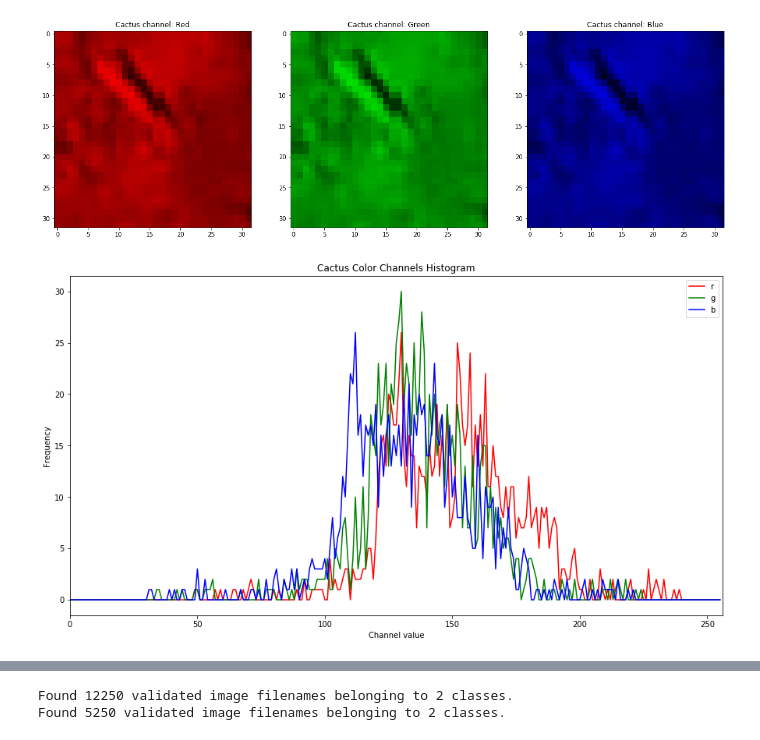
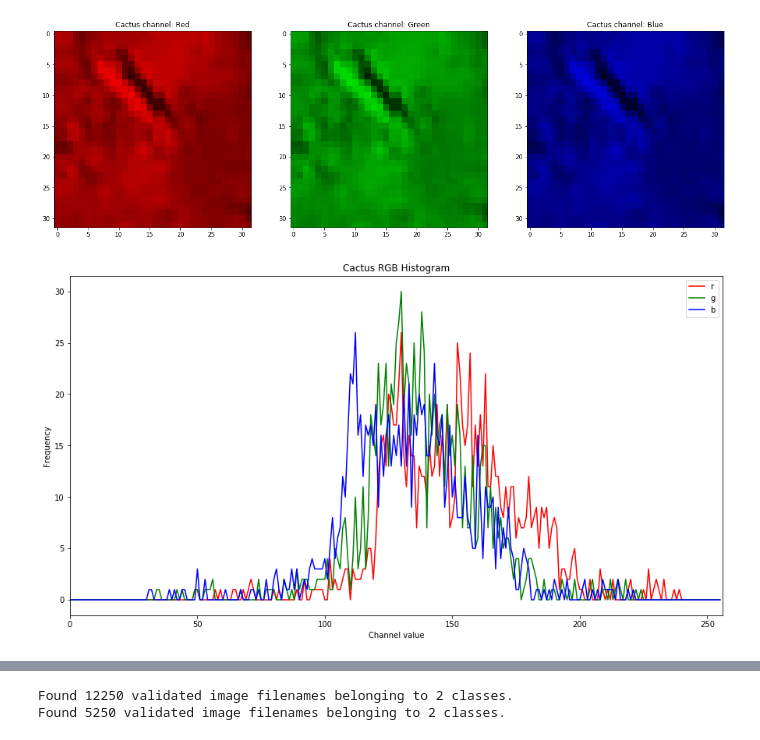
Before and after one commit to tilaprimera/Aerial-Cactus-Identification, a Jupyter notebook: aerial_cactus_identify.ipynb, the cells around one changed output, grey strips where cells are left out. Saved outputs shown, nothing was run; the diff lists cells and outputs as text; code cells hidden in the pictures.

```diff
--- a/aerial_cactus_identify.ipynb
+++ b/aerial_cactus_identify.ipynb
@@ -67,11 +76,10 @@ Train rows 17500 and columns 2
 cacti = train_df[train_df.has_cactus==1].sample(n=3, random_state=42)
 not_cacti = train_df[train_df.has_cactus==0].sample(n=3, random_state=50)
 # %%
-from PIL import Image
 fig = plt.figure(1, figsize=(20, 20))
 for i in range(3):
     ax = fig.add_subplot(1, 3, i+1)
-    pil_im = Image.open(train_dir + cacti.iloc[i, 0])
+    pil_im = pilimg.open(train_dir + cacti.iloc[i, 0])
     im_arry = np.asarray(pil_im)
     arr = im_arry
     plt.title('Cactus')
@@ -83,7 +91,7 @@ plt.show()
 fig = plt.figure(1, figsize=(20, 20))
 for i in range(3):
     ax = fig.add_subplot(1, 3, i+1)
-    pil_im = img.open(train_dir + not_cacti.iloc[i, 0])
+    pil_im = pilimg.open(train_dir + not_cacti.iloc[i, 0])
     im_arry = np.asarray(pil_im)
     arr = im_arry
     plt.title('Not cactus')
@@ -92,13 +100,13 @@ plt.show()
 # %% [output]
 [figure]
 # %%
-cactus_img = np.array(img.open(train_dir + cacti.iloc[0, 0]))
+cactus_img = np.array(pilimg.open(train_dir + cacti.iloc[0, 0]))
 fig = plt.figure(1, figsize=(20, 20))
 channels = ['Red', 'Green', 'Blue']
 for i in range(3):
     ax = fig.add_subplot(1, 3, i+1)
     temp = np.zeros(cactus_img.shape, dtype='uint8')
-    temp[:,:,i] = img1[:,:,i]
+    temp[:,:,i] = cactus_img[:,:,i]
     ax.imshow(temp)
     plt.title("Cactus channel: " + channels[i])
 plt.show()
@@ -107,14 +115,14 @@ plt.show()
 # %%
 colors = [('Red', 'r'), ('Green', 'g'), ('Blue', 'b')]
 fig = plt.figure(figsize=(15, 8))
 for i in range(3):
     hist = cv2.calcHist([cactus_img], [i], None, [256], [0, 256])
     plt.plot(hist, color=colors[i][1], label=colors[i][1])
     plt.xlim([0, 256])
-    plt.title("Cactus Color Channels Histogram")
+    plt.title("Cactus RGB Histogram")
     plt.xlabel("Channel value")
     plt.ylabel("Frequency")
     plt.legend()
 plt.show()
 # %% [output]
-[figure, old version]
+[figure, new version]
```
Also changed, not shown: parts of 26 cells of this notebook.
